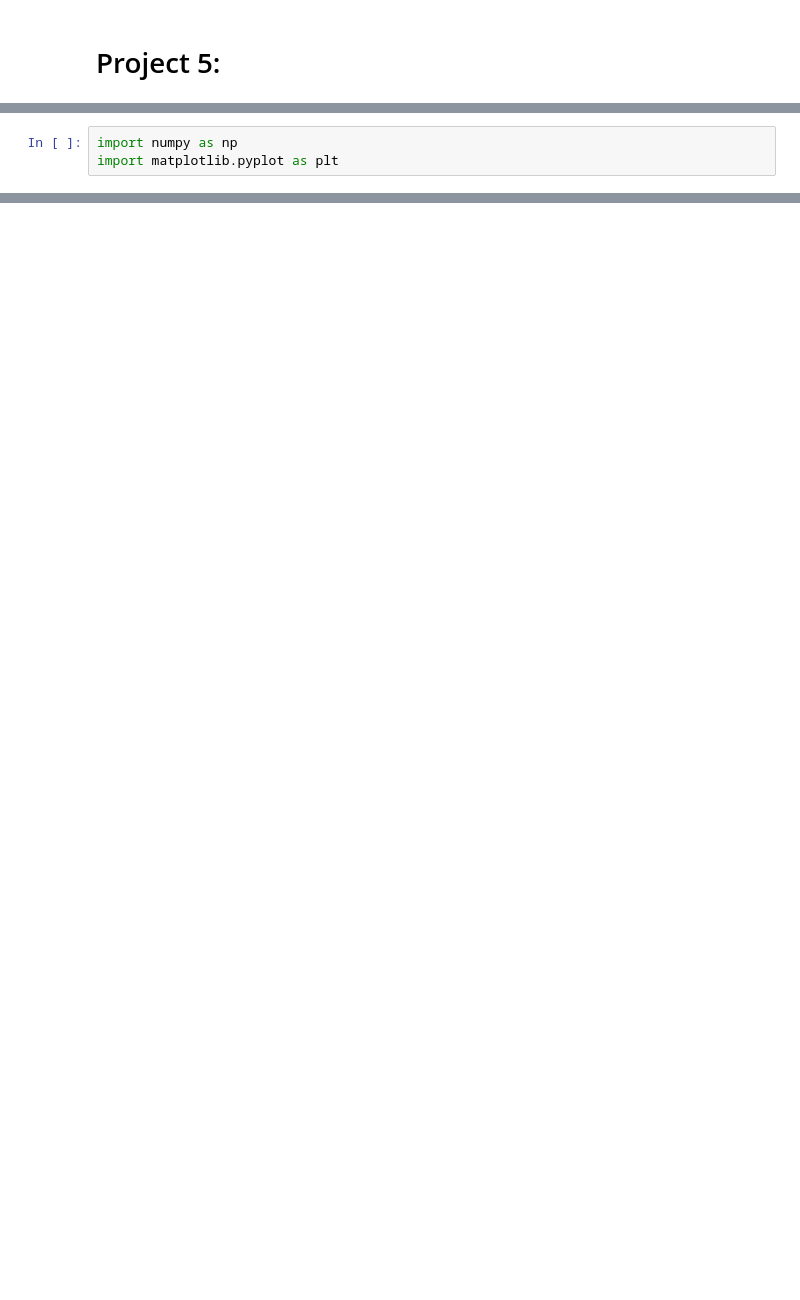
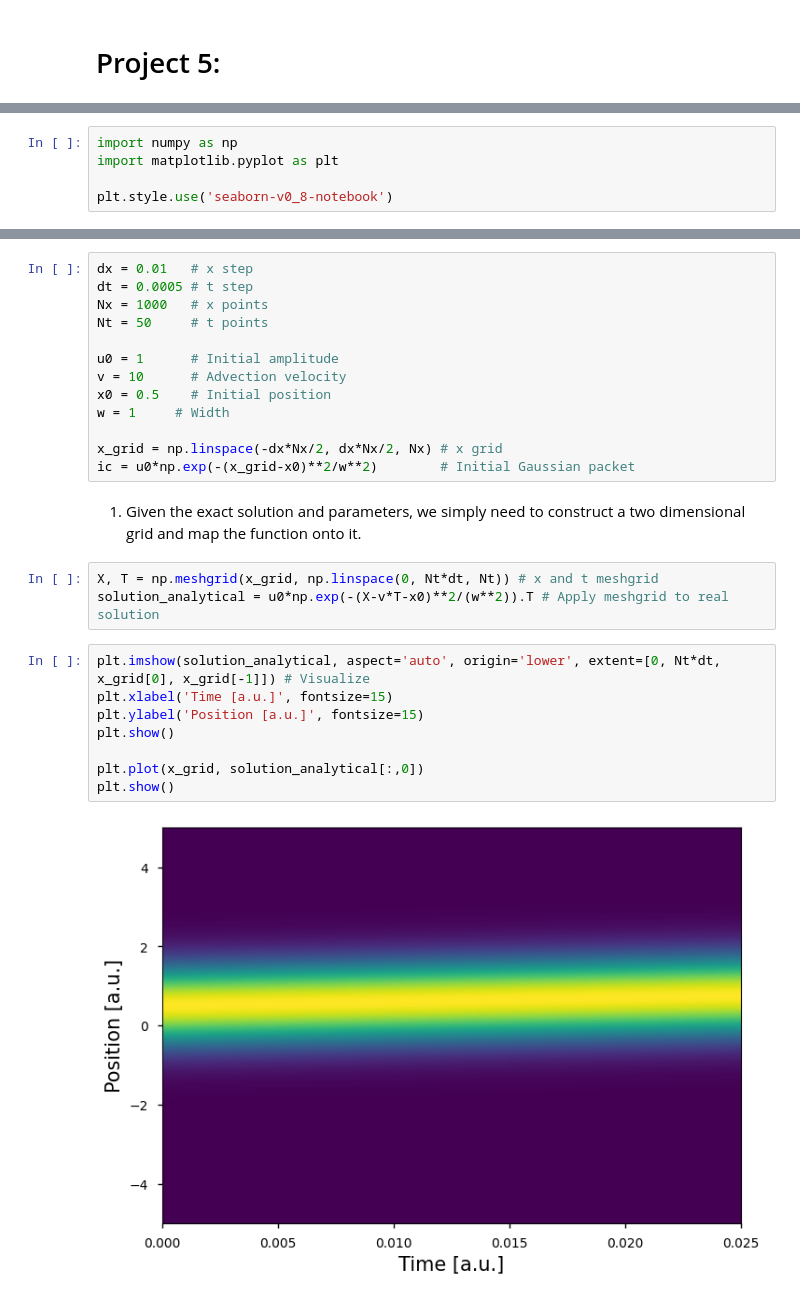
Before and after one commit to trevorolsson/Comp.-Phys.-Projects, a Jupyter notebook: Project 5/project5.ipynb, the cells around one changed output, grey strips where cells are left out. Saved outputs shown, nothing was run; the diff lists cells and outputs as text; blank space fills up the shorter version.

```diff
--- a/Project 5/project5.ipynb
+++ b/Project 5/project5.ipynb
@@ -3,3 +27,5 @@
 # %%
 import numpy as np
 import matplotlib.pyplot as plt
+
+plt.style.use('seaborn-v0_8-notebook')
@@ -66,0 +38,28 @@ plt.colorbar(p1)
+# %%
+dx = 0.01   # x step
+dt = 0.0005 # t step
+Nx = 1000   # x points
+Nt = 50     # t points
+
+u0 = 1      # Initial amplitude
+v = 10      # Advection velocity
+x0 = 0.5    # Initial position
+w = 1     # Width
+
+x_grid = np.linspace(-dx*Nx/2, dx*Nx/2, Nx) # x grid
+ic = u0*np.exp(-(x_grid-x0)**2/w**2)        # Initial Gaussian packet
+# %% [markdown]
+1. Given the exact solution and parameters, we simply need to construct a two dimensional grid and map the function onto it.
+# %%
+X, T = np.meshgrid(x_grid, np.linspace(0, Nt*dt, Nt)) # x and t meshgrid
+solution_analytical = u0*np.exp(-(X-v*T-x0)**2/(w**2)).T # Apply meshgrid to real solution
+# %%
+plt.imshow(solution_analytical, aspect='auto', origin='lower', extent=[0, Nt*dt, x_grid[0], x_grid[-1]]) # Visualize
+plt.xlabel('Time [a.u.]', fontsize=15)
+plt.ylabel('Position [a.u.]', fontsize=15)
+plt.show()
+
+plt.plot(x_grid, solution_analytical[:,0])
+plt.show()
+# %% [output]
+[figure, added]
```
Also changed, not shown: parts of 18 cells of this notebook.
